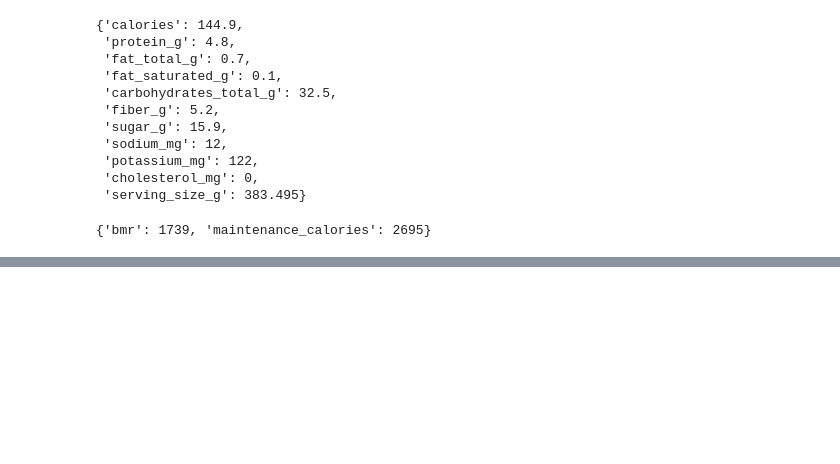
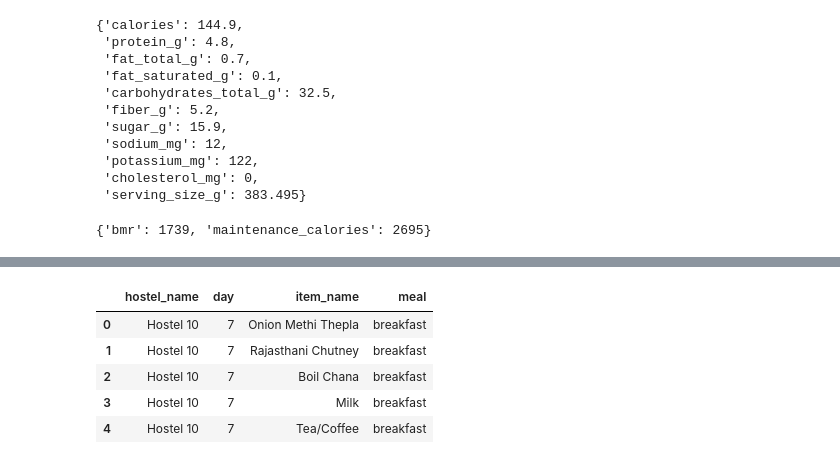
Before and after one commit to Ashwanth119/MessMetrics, a Jupyter notebook: backend-fastapi/test.ipynb, the cells around one changed output, grey strips where cells are left out. Cells and saved outputs as stored; diff of their text form; code cells hidden in the pictures; blank space fills up the shorter version.

```diff
--- a/backend-fastapi/test.ipynb
+++ b/backend-fastapi/test.ipynb
@@ -384,0 +405,9 @@ print(result)
+# %%
+df.head()
+# %% [output]
+|  | hostel_name | day | item_name | meal |
+| 0 | Hostel 10 | 7 | Onion Methi Thepla | breakfast |
+| 1 | Hostel 10 | 7 | Rajasthani Chutney | breakfast |
+| 2 | Hostel 10 | 7 | Boil Chana | breakfast |
+| 3 | Hostel 10 | 7 | Milk | breakfast |
+| 4 | Hostel 10 | 7 | Tea/Coffee | breakfast |
```
Also changed, not shown: parts of 23 cells of this notebook.
